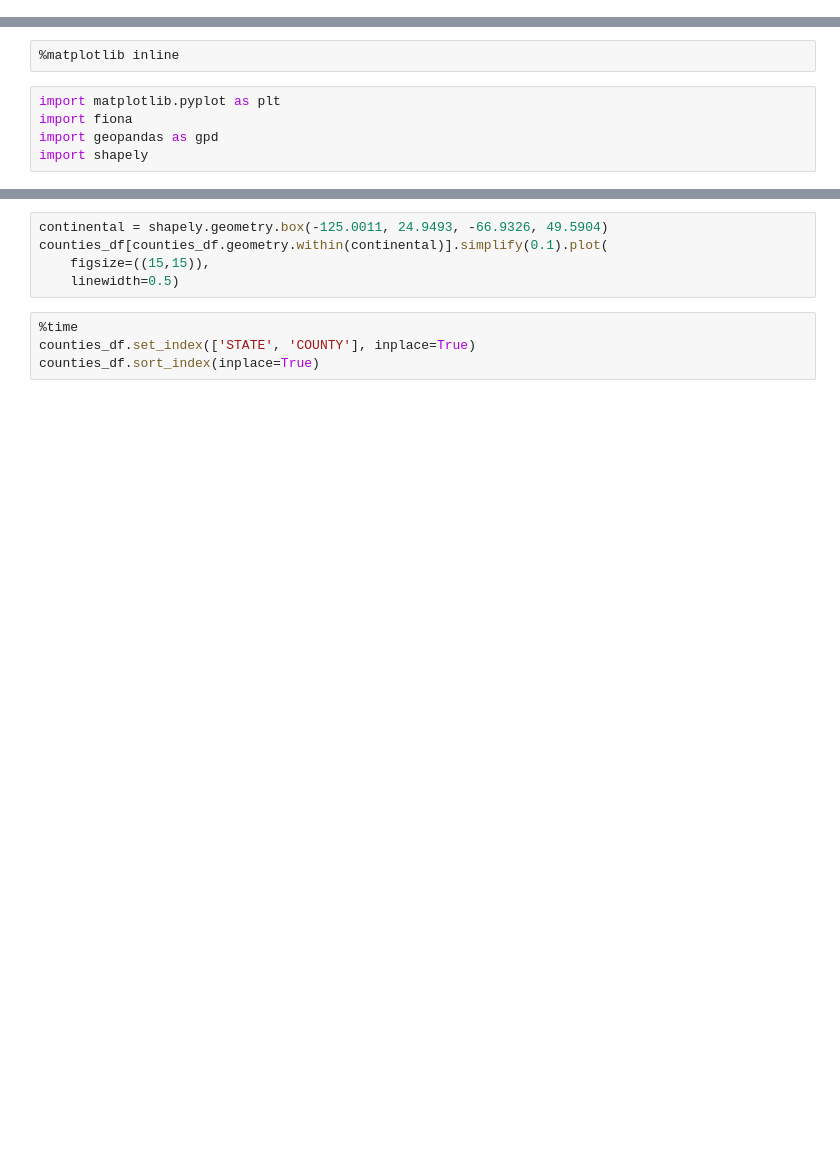
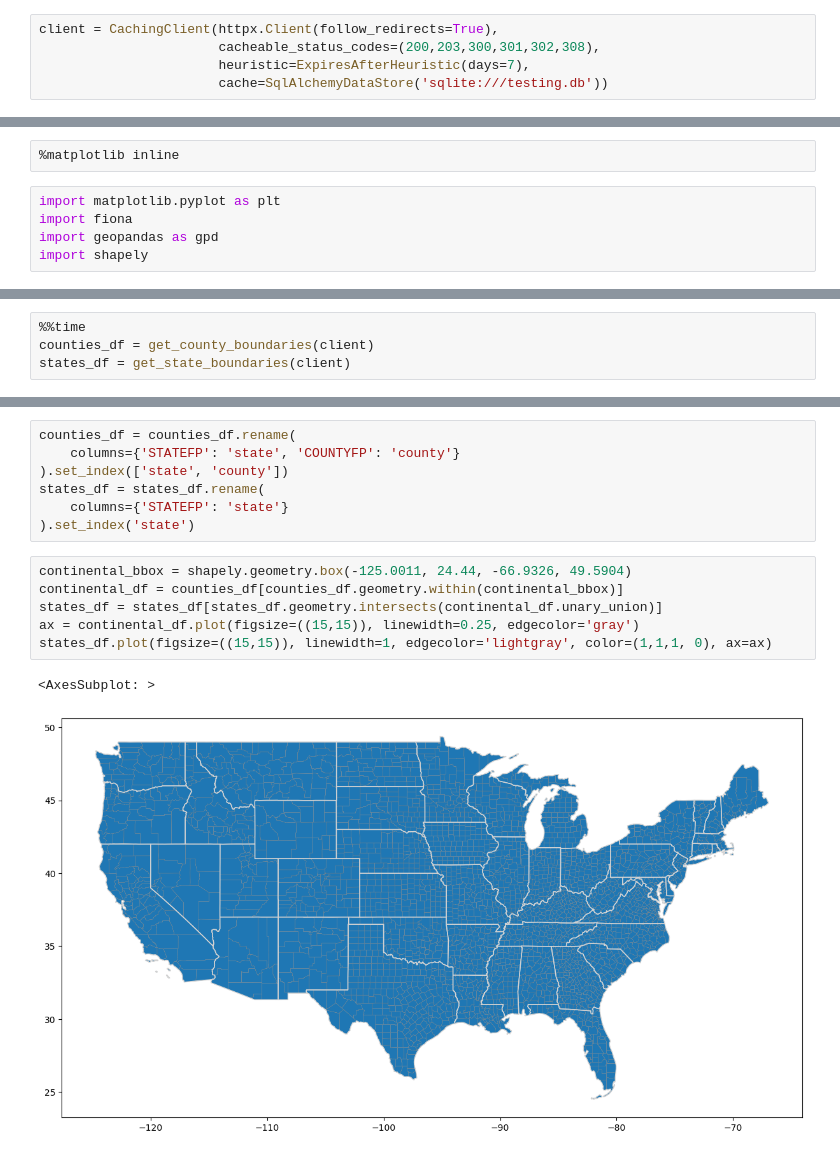
Before and after one commit to nkrishnaswami/uscensus, a Jupyter notebook: Census-example.ipynb, the cells around one changed output, grey strips where cells are left out. Drawn from its saved outputs; the diff is of its cells as text; blank space fills up the shorter version.

```diff
--- a/Census-example.ipynb
+++ b/Census-example.ipynb
@@ -35,2 +23,7 @@ cache = SqlAlchemyCache('sqlite://')
+# %%
+client = CachingClient(httpx.Client(follow_redirects=True),
+                       cacheable_status_codes=(200,203,300,301,302,308),
+                       heuristic=ExpiresAfterHeuristic(days=7),
+                       cache=SqlAlchemyDataStore('sqlite:///testing.db'))
 # %%
 %%time
@@ -77,0 +142,4 @@ counties_df.crs = fiona.crs.from_epsg(4326)
+# %%
+%%time
+counties_df = get_county_boundaries(client)
+states_df = get_state_boundaries(client)
@@ -78,9 +149,16 @@ counties_df.crs = fiona.crs.from_epsg(4326)
+# %%
+counties_df = counties_df.rename(
+    columns={'STATEFP': 'state', 'COUNTYFP': 'county'}
+).set_index(['state', 'county'])
+states_df = states_df.rename(
+    columns={'STATEFP': 'state'}
+).set_index('state')
 # %%
-continental = shapely.geometry.box(-125.0011, 24.9493, -66.9326, 49.5904)
-counties_df[counties_df.geometry.within(continental)].simplify(0.1).plot(
-    figsize=((15,15)),
-    linewidth=0.5)
+continental_bbox = shapely.geometry.box(-125.0011, 24.44, -66.9326, 49.5904)
+continental_df = counties_df[counties_df.geometry.within(continental_bbox)]
+states_df = states_df[states_df.geometry.intersects(continental_df.unary_union)]
+ax = continental_df.plot(figsize=((15,15)), linewidth=0.25, edgecolor='gray')
+states_df.plot(figsize=((15,15)), linewidth=1, edgecolor='lightgray', color=(1,1,1, 0), ax=ax)
+# %% [output]
+<AxesSubplot: >
+[figure, added]
-# %%
-%time
-counties_df.set_index(['STATE', 'COUNTY'], inplace=True)
-counties_df.sort_index(inplace=True)
```
Also changed, not shown: parts of 30 cells of this notebook, 44 other files.
